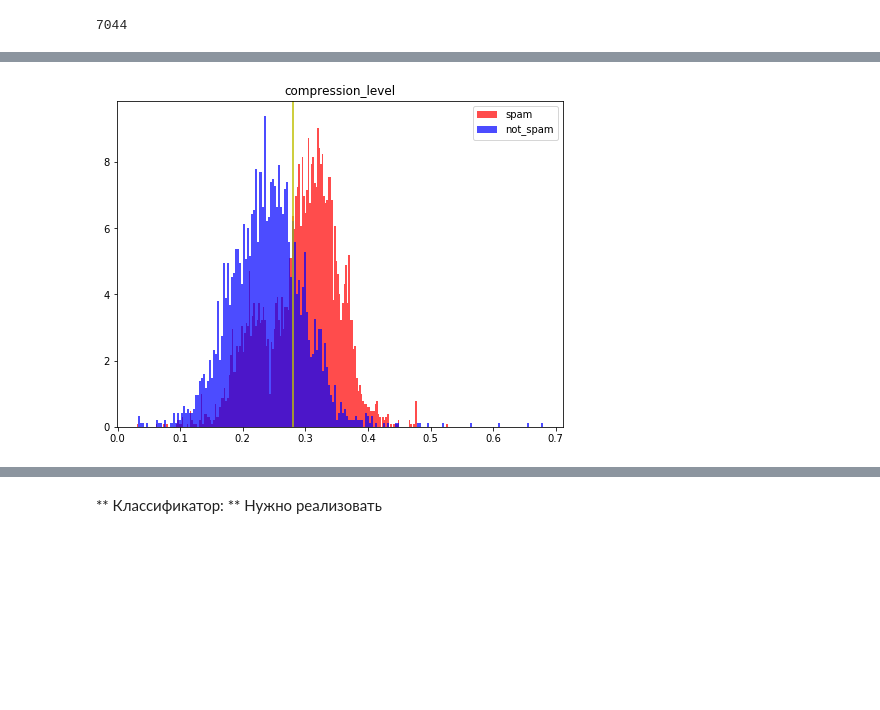
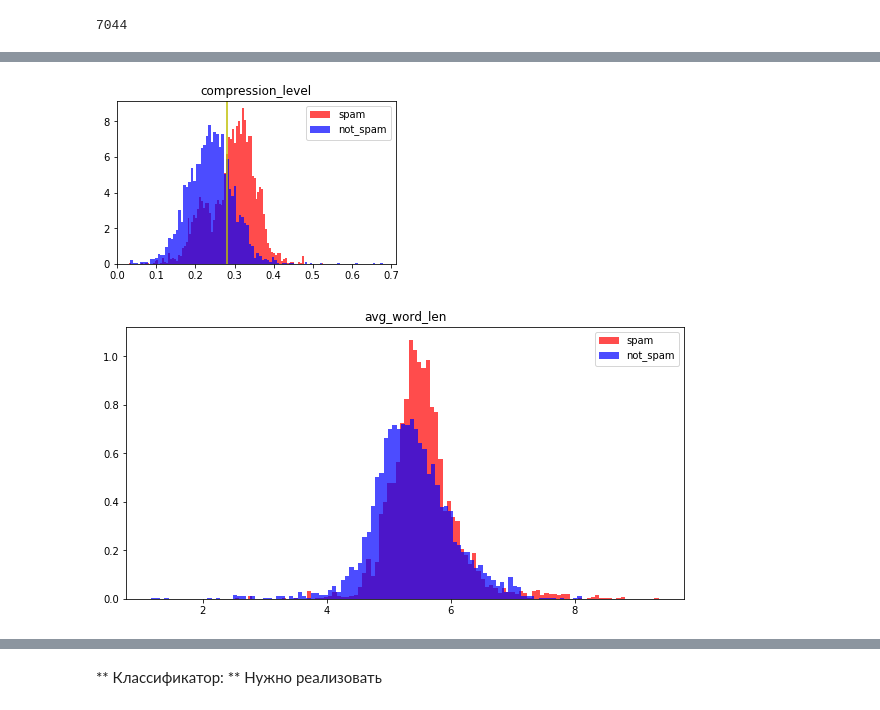
Before and after one commit to excander/kaggle_antispam, a Jupyter notebook: AntispamStatsSeminarMultiprocess.ipynb, the cells around one changed output, grey strips where cells are left out. Saved outputs shown, nothing was run; the diff lists cells and outputs as text; code cells hidden in the pictures; blank space fills up the shorter version.

```diff
--- a/AntispamStatsSeminarMultiprocess.ipynb
+++ b/AntispamStatsSeminarMultiprocess.ipynb
@@ -410,8 +507,8 @@ plt.show()
 # %%
 is_spam_data = [doc.features[4] for doc in train_docs if doc[1] == True]
 not_spam_data = [doc.features[4] for doc in train_docs if doc[1] == False]
-bins = 200
-plt.figure(figsize=(8,6))
+bins = 100
+plt.figure(figsize=(5,3))
 plt.hist(is_spam_data, bins=bins, color='red', normed=True, alpha=0.7, label='spam')
 plt.hist(not_spam_data, bins=bins, color='blue', normed=True, alpha=0.7, label='not_spam')
 plt.axvline(0.28,c='y')
@@ -419,4 +516,17 @@ plt.title('compression_level')
 plt.legend()
 plt.show()
 # %% [output]
-[figure, old version]
+[figure, new version]
+# %%
+is_spam_data = [doc.features[1] for doc in train_docs if doc[1] == True]
+not_spam_data = [doc.features[1] for doc in train_docs if doc[1] == False]
+bins = 100
+plt.figure(figsize=(10,5))
+plt.hist(is_spam_data, bins=bins, color='red', normed=True, alpha=0.7, label='spam')
+plt.hist(not_spam_data, bins=bins, color='blue', normed=True, alpha=0.7, label='not_spam')
+# plt.axvline(0.28,c='y')
+plt.title('avg_word_len')
+plt.legend()
+plt.show()
+# %% [output]
+[figure, added]
```
Also changed, not shown: parts of 20 cells of this notebook.
